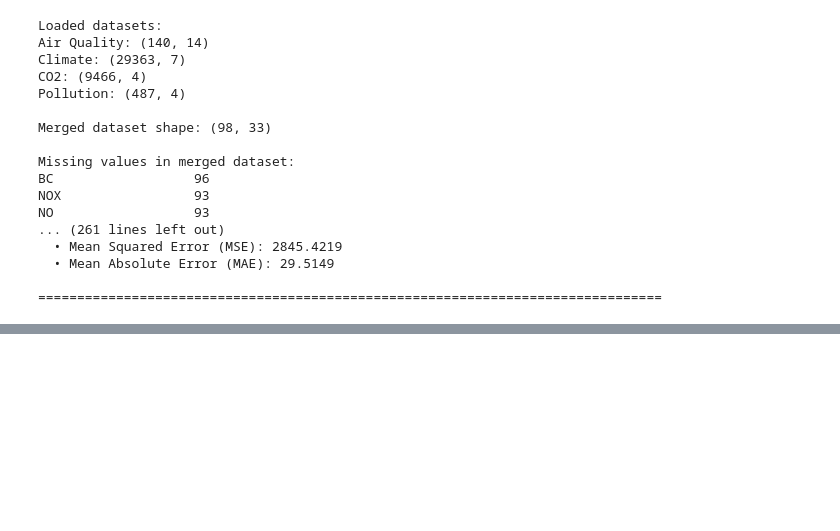
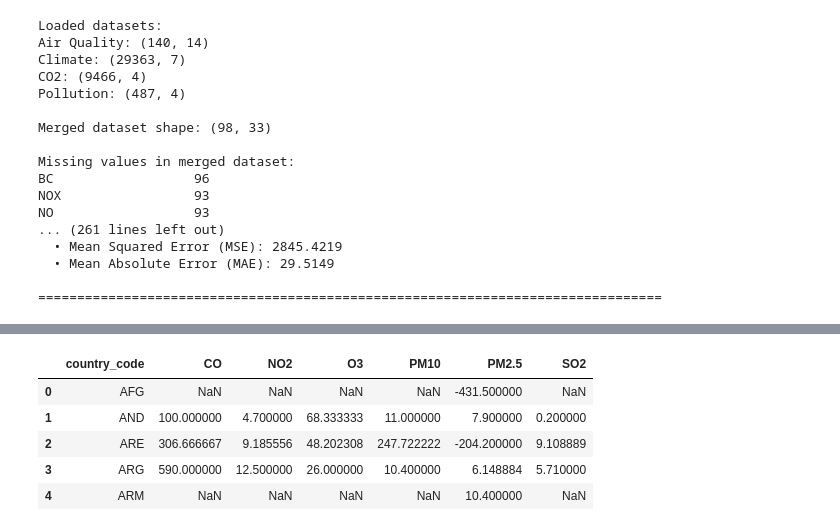
Before and after one commit to erdnuz/climate_lens, a Jupyter notebook: preprocessing.ipynb, the cells around one changed output, grey strips where cells are left out. Saved outputs shown, nothing was run; the diff lists cells and outputs as text; code cells hidden in the pictures; blank space fills up the shorter version.

```diff
--- a/preprocessing.ipynb
+++ b/preprocessing.ipynb
@@ -1073,0 +1106,3 @@ NO                  93
+# %%
+# Only using top pollutants
+pollution = pollution[pollution['pollutant'].isin(['PM2.5', 'PM10', 'NO2', 'SO2', 'O3', 'CO'])]
@@ -1073,0 +1147,9 @@ NO                  93
+# %%
+pollution_pivot.head()
+# %% [output]
+|  | country_code | CO | NO2 | O3 | PM10 | PM2.5 | SO2 |
+| 0 | AFG | NaN | NaN | NaN | NaN | -431.500000 | NaN |
+| 1 | AND | 100.000000 | 4.700000 | 68.333333 | 11.000000 | 7.900000 | 0.200000 |
+| 2 | ARE | 306.666667 | 9.185556 | 48.202308 | 247.722222 | -204.200000 | 9.108889 |
+| 3 | ARG | 590.000000 | 12.500000 | 26.000000 | 10.400000 | 6.148884 | 5.710000 |
+| 4 | ARM | NaN | NaN | NaN | NaN | 10.400000 | NaN |
```
Also changed, not shown: parts of 20 cells of this notebook.
